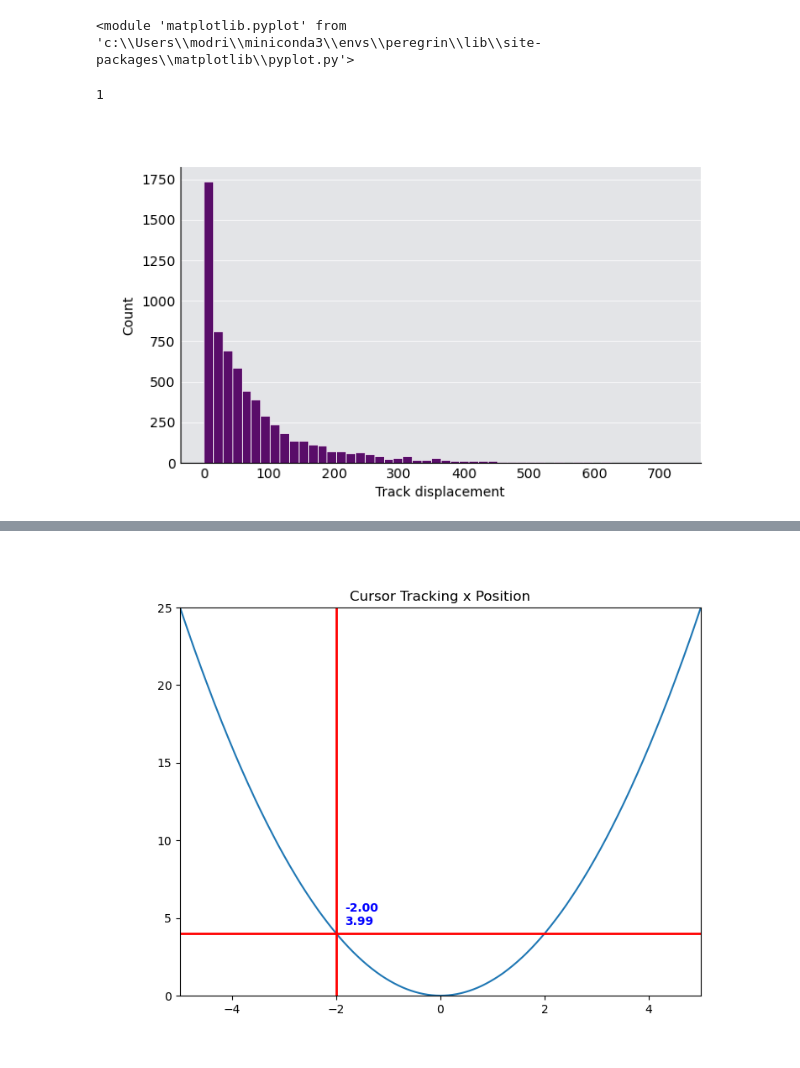
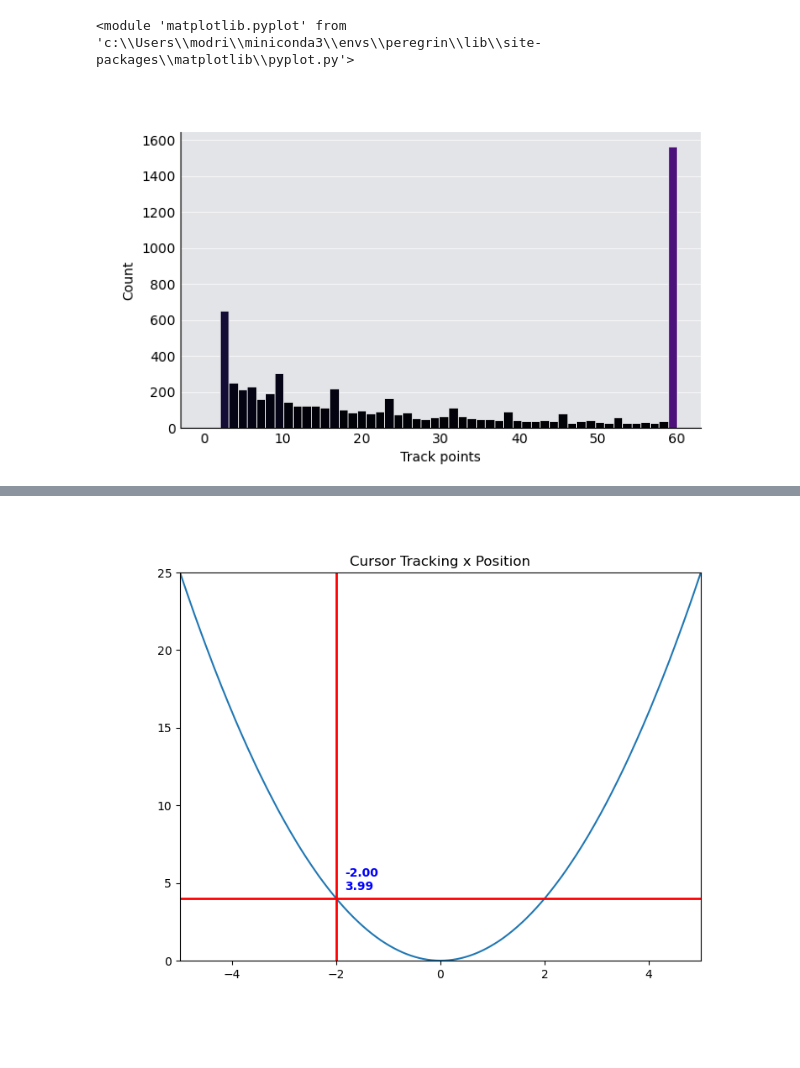
Before and after one commit to BranislavModriansky/Peregrin, a Jupyter notebook: lib/peregrin/Z_sketches/filter_computations.ipynb, the cells around one changed output, grey strips where cells are left out. Drawn from its saved outputs; the diff is of its cells as text; code cells hidden in the pictures.

Commit message:
Created filtering plots

```diff
--- a/lib/peregrin/Z_sketches/filter_computations.ipynb
+++ b/lib/peregrin/Z_sketches/filter_computations.ipynb
@@ -266,21 +266,14 @@ Filter.gate(
 Dropping 366 rows with non-finite 'Track displacement'/'Speed sd' values
 [figure]
 <module 'matplotlib.pyplot' from 'c:\\Users\\modri\\miniconda3\\envs\\peregrin\\lib\\site-packages\\matplotlib\\pyplot.py'>
-# %%
-Filter.get_selection()['df']
-len(Filter.get_selection()['df'])
-# %% [output]
-1
 # %%
 import matplotlib.pyplot as plt
 import numpy as np
 
 from matplotlib.widgets import SpanSelector
 
-# color = '#6100a7'
 color = "#590d69"
 
-# Fixing random state for reproducibility
 np.random.seed(42)
 
 def threshold_selector_demo(
@@ -298,11 +291,18 @@ def threshold_selector_demo(
     counts, bins, patches = ax.hist(
         data,
         bins=kwargs.get("bins", "auto"),
-        color=color,
         edgecolor="white",
         linewidth=0.5,
         zorder=3
     )
+
+    # map counts -> magma colormap
+    cmap = plt.get_cmap(kwargs.get("cmap", "magma"))
+    norm = plt.Normalize(0, counts.sum())
+    base_facecolors = [cmap(norm(c)) for c in counts]
+    for patch, fc in zip(patches, base_facecolors):
+        patch.set_facecolor(fc)
+
     ax.set_xlabel(metric)
     ax.set_ylabel("Count")
 
@@ -336,6 +336,9 @@ def threshold_selector_demo(
         # guard against a zero-width (single click) selection
         if xmin == xmax:
             selection.update({"min": None, "max": None, "mask": None, "df": None})
+            # restore original colormap colors
+            for patch, fc in zip(patches, base_facecolors):
+                patch.set_facecolor(fc)
             min_label.set_visible(False)
             max_label.set_visible(False)
             fig.canvas.draw_idle()
@@ -343,11 +346,13 @@ def threshold_selector_demo(
 
         mask = (data >= xmin) & (data <= xmax)
 
-        # recolor bars: highlight those within the selected range
-        for patch, left_edge, right_edge in zip(patches, bins[:-1], bins[1:]):
+        # recolor bars: keep colormap for selected, grey out the rest
+        for patch, fc, left_edge, right_edge in zip(
+            patches, base_facecolors, bins[:-1], bins[1:]
+        ):
             center = 0.5 * (left_edge + right_edge)
             if xmin <= center <= xmax:
-                patch.set_facecolor(color)
+                patch.set_facecolor(fc)
             else:
                 patch.set_facecolor("darkgrey")
 
@@ -372,33 +377,33 @@ def threshold_selector_demo(
 
     span = SpanSelector(
         ax,
         onselect,
         "horizontal",
         useblit=True,
         interactive=True,
         drag_from_anywhere=True,
         props=dict(
             alpha=0.25,
             facecolor="#7E7EE9",
             zorder=2
         ),
         handle_props=dict(
             lw=1.25,
             color='#002fff',
             zorder=99999
         )
     )
-    # Set useblit=True on most backends for enhanced performance.
 
     # keep references alive so the widget survives across cells
     fig._span_selector = span
     threshold_selector_demo.selection = selection
 
     plt.show()
 
     return selection
 
+# df = df[df["Track points"] > ]
 
-selection = threshold_selector_demo(df, metric="Track displacement", bins=50)
+selection = threshold_selector_demo(df, metric="Track points", bins=50)
 # %% [output]
-[figure, old version]
+[figure, new version]
```
Also changed, not shown: parts of 3 cells of this notebook.
